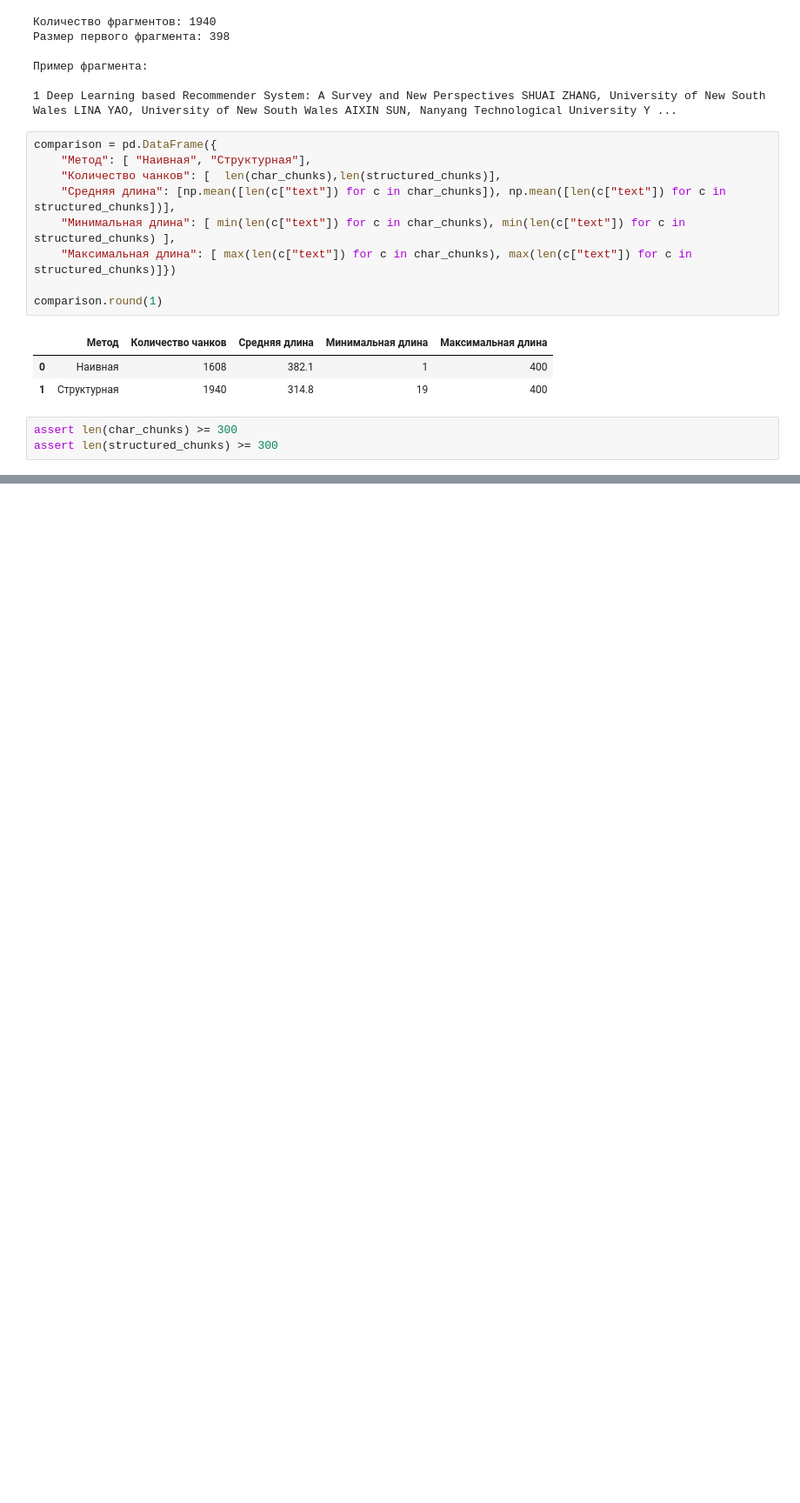
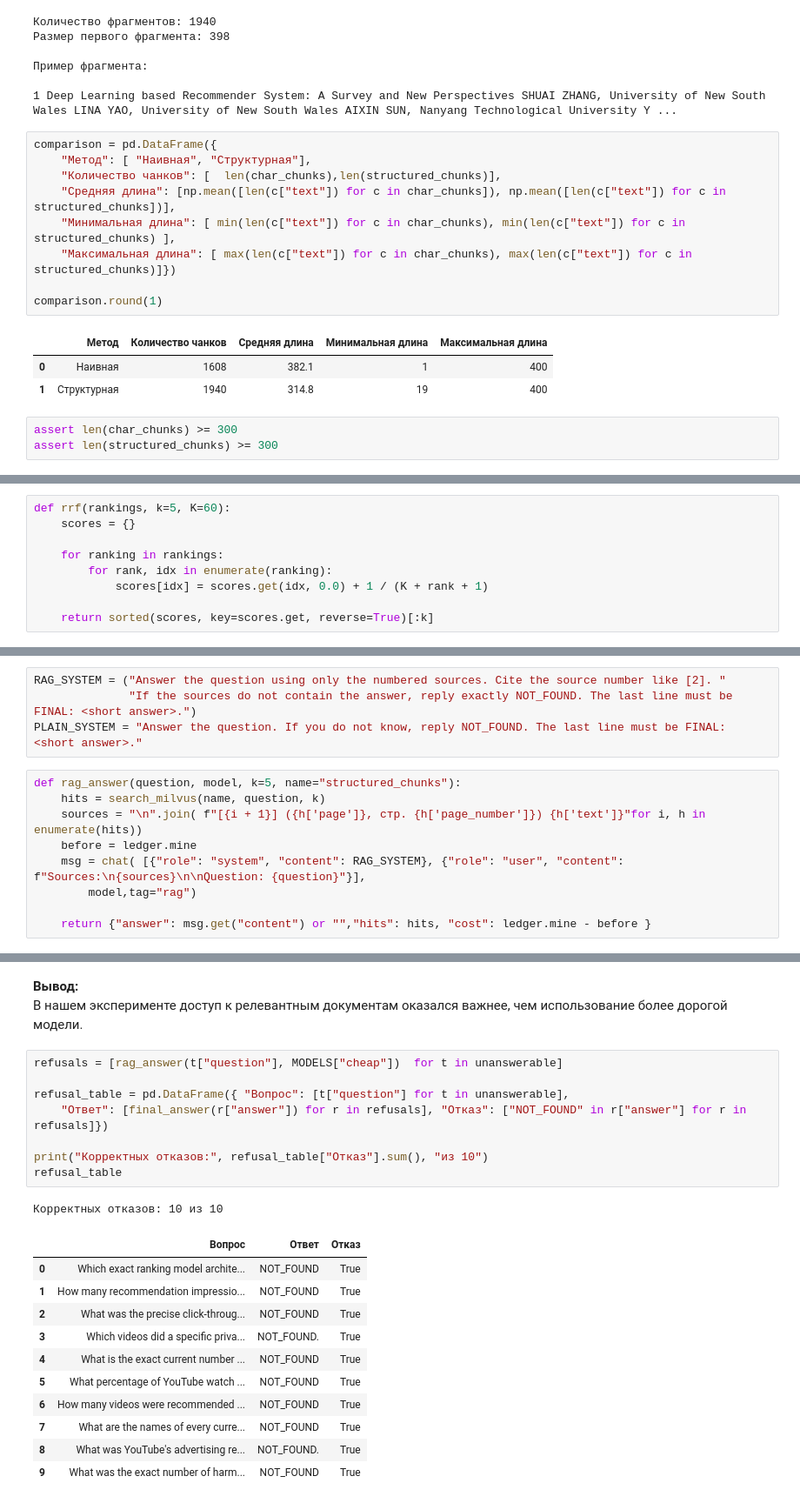
Before and after one commit to dshkkp/llm-rag-homework-02, a Jupyter notebook: homework02.ipynb, the cells around one changed output, grey strips where cells are left out. Shown at 87% size. Drawn from its saved outputs; the diff is of its cells as text; blank space fills up the shorter version.

```diff
--- a/homework02.ipynb
+++ b/homework02.ipynb
@@ -235,0 +521,9 @@ assert len(structured_chunks) >= 300
+# %%
+def rrf(rankings, k=5, K=60):
+    scores = {}
+
+    for ranking in rankings:
+        for rank, idx in enumerate(ranking):
+            scores[idx] = scores.get(idx, 0.0) + 1 / (K + rank + 1)
+
+    return sorted(scores, key=scores.get, reverse=True)[:k]
@@ -235,0 +574,13 @@ assert len(structured_chunks) >= 300
+# %%
+RAG_SYSTEM = ("Answer the question using only the numbered sources. Cite the source number like [2]. "
+              "If the sources do not contain the answer, reply exactly NOT_FOUND. The last line must be FINAL: <short answer>.")
+PLAIN_SYSTEM = "Answer the question. If you do not know, reply NOT_FOUND. The last line must be FINAL: <short answer>."
+# %%
+def rag_answer(question, model, k=5, name="structured_chunks"):
+    hits = search_milvus(name, question, k)
+    sources = "\n".join( f"[{i + 1}] ({h['page']}, стр. {h['page_number']}) {h['text']}"for i, h in enumerate(hits))
+    before = ledger.mine
+    msg = chat( [{"role": "system", "content": RAG_SYSTEM}, {"role": "user", "content": f"Sources:\n{sources}\n\nQuestion: {question}"}],
+        model,tag="rag")
+
+    return {"answer": msg.get("content") or "","hits": hits, "cost": ledger.mine - before }
@@ -235,0 +689,24 @@ assert len(structured_chunks) >= 300
+# %% [markdown]
+**Вывод:**
+В нашем эксперименте доступ к релевантным документам оказался важнее, чем использование более дорогой модели.
+# %%
+refusals = [rag_answer(t["question"], MODELS["cheap"])  for t in unanswerable]
+
+refusal_table = pd.DataFrame({ "Вопрос": [t["question"] for t in unanswerable],
+    "Ответ": [final_answer(r["answer"]) for r in refusals], "Отказ": ["NOT_FOUND" in r["answer"] for r in refusals]})
+
+print("Корректных отказов:", refusal_table["Отказ"].sum(), "из 10")
+refusal_table
+# %% [output]
+Корректных отказов: 10 из 10
+|  | Вопрос | Ответ | Отказ |
+| 0 | Which exact ranking model archite... | NOT_FOUND | True |
+| 1 | How many recommendation impressio... | NOT_FOUND | True |
+| 2 | What was the precise click-throug... | NOT_FOUND | True |
+| 3 | Which videos did a specific priva... | NOT_FOUND. | True |
+| 4 | What is the exact current number ... | NOT_FOUND | True |
+| 5 | What percentage of YouTube watch ... | NOT_FOUND | True |
+| 6 | How many videos were recommended ... | NOT_FOUND | True |
+| 7 | What are the names of every curre... | NOT_FOUND | True |
+| 8 | What was YouTube's advertising re... | NOT_FOUND. | True |
+| 9 | What was the exact number of harm... | NOT_FOUND | True |
```
Also changed, not shown: parts of 58 cells of this notebook, 6 other files.
